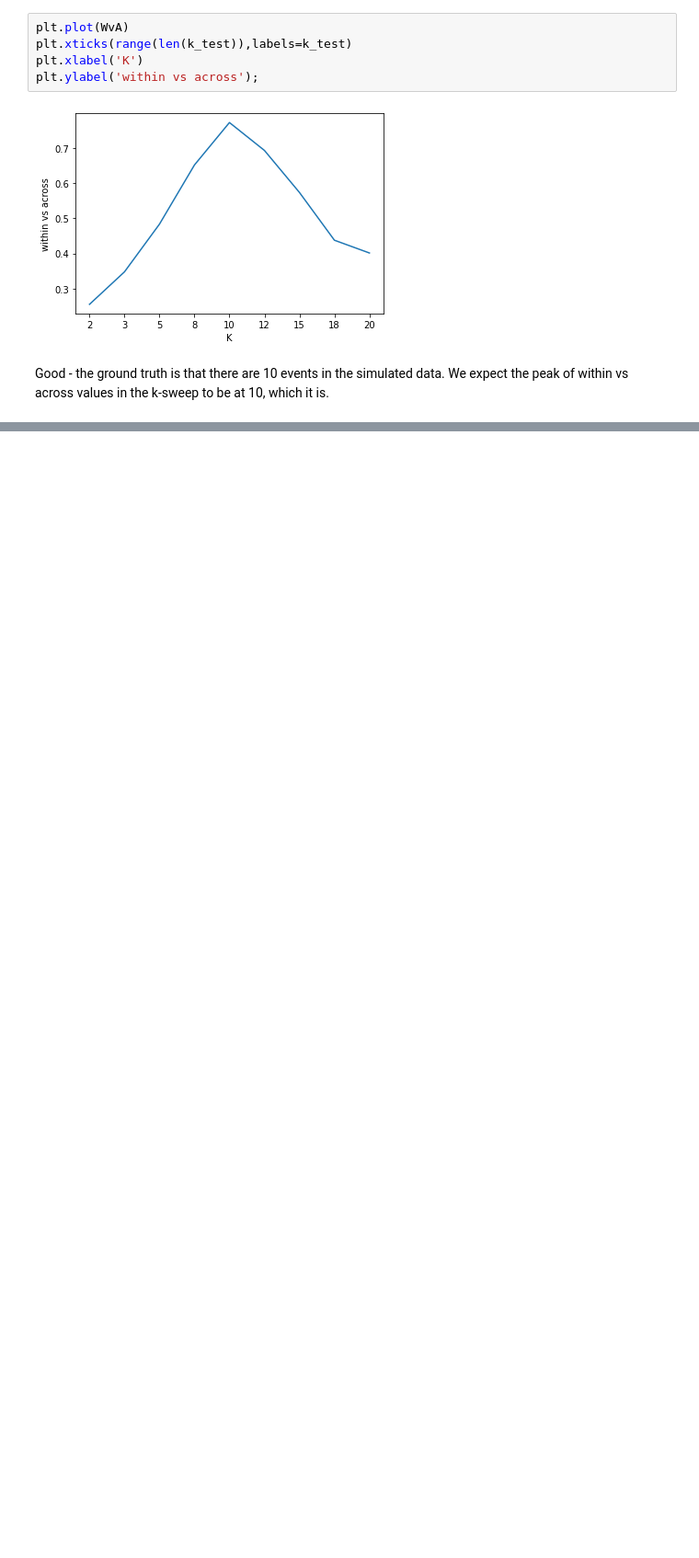
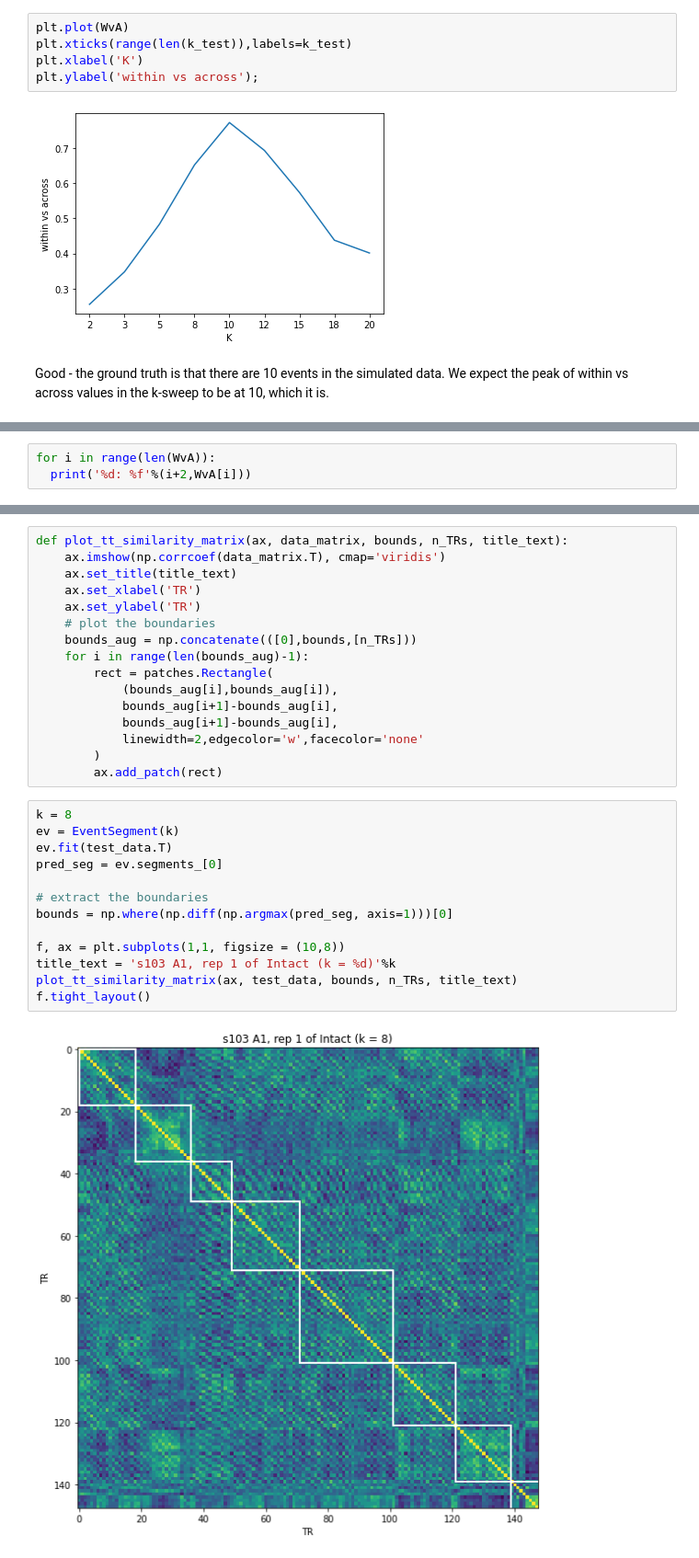
Before and after one commit to riesacassano/fMRI_piano, a Jupyter notebook: ryc_101521_WvA_implementation.ipynb, the cells around one changed output, grey strips where cells are left out. Shown at 92% size. Drawn from its saved outputs; the diff is of its cells as text; blank space fills up the shorter version.

```diff
--- a/ryc_101521_WvA_implementation.ipynb
+++ b/ryc_101521_WvA_implementation.ipynb
@@ -246,0 +380,3 @@ Good - the ground truth is that there are 10 events in the simulated data. We ex
+# %%
+for i in range(len(WvA)):
+  print('%d: %f'%(i+2,WvA[i]))
@@ -246,0 +405,31 @@ Good - the ground truth is that there are 10 events in the simulated data. We ex
+# %%
+def plot_tt_similarity_matrix(ax, data_matrix, bounds, n_TRs, title_text):
+    ax.imshow(np.corrcoef(data_matrix.T), cmap='viridis')
+    ax.set_title(title_text)
+    ax.set_xlabel('TR')
+    ax.set_ylabel('TR')
+    # plot the boundaries
+    bounds_aug = np.concatenate(([0],bounds,[n_TRs]))
+    for i in range(len(bounds_aug)-1):
+        rect = patches.Rectangle(
+            (bounds_aug[i],bounds_aug[i]),
+            bounds_aug[i+1]-bounds_aug[i],
+            bounds_aug[i+1]-bounds_aug[i],
+            linewidth=2,edgecolor='w',facecolor='none'
+        )
+        ax.add_patch(rect)
+# %%
+k = 8
+ev = EventSegment(k)
+ev.fit(test_data.T)
+pred_seg = ev.segments_[0]
+
+# extract the boundaries
+bounds = np.where(np.diff(np.argmax(pred_seg, axis=1)))[0]
+
+f, ax = plt.subplots(1,1, figsize = (10,8))
+title_text = 's103 A1, rep 1 of Intact (k = %d)'%k
+plot_tt_similarity_matrix(ax, test_data, bounds, n_TRs, title_text)
+f.tight_layout()
+# %% [output]
+[figure, added]
```
Also changed, not shown: parts of 14 cells of this notebook.
